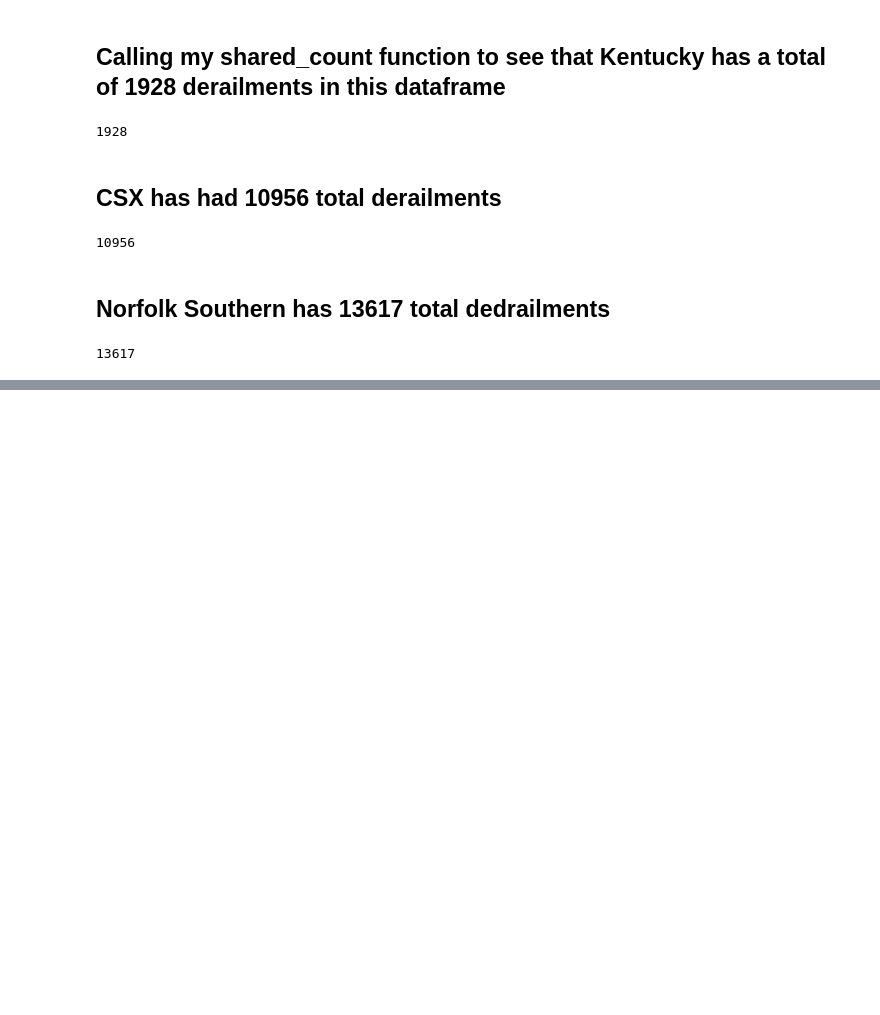
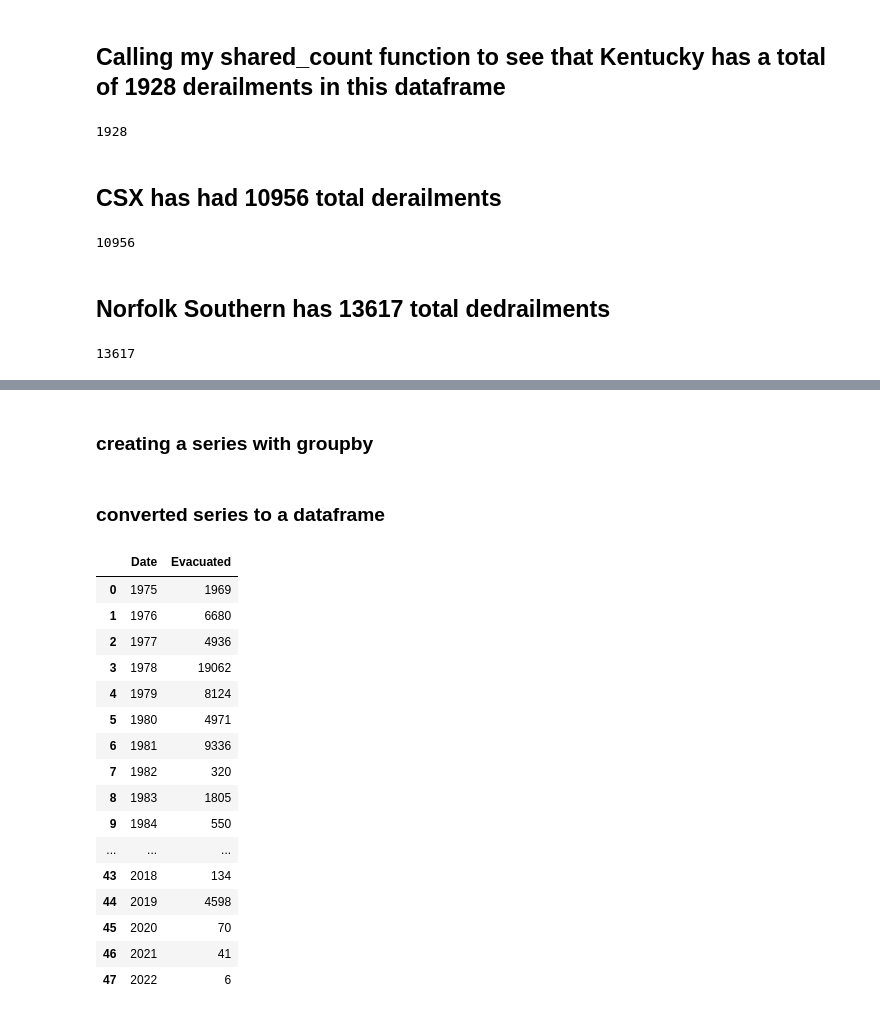
Before and after one commit to Charles-McNay/Rail_Incident_Analysis, a Jupyter notebook: fra_data.ipynb, the cells around one changed output, grey strips where cells are left out. Saved outputs shown, nothing was run; the diff lists cells and outputs as text; code cells hidden in the pictures; blank space fills up the shorter version.

```diff
--- a/fra_data.ipynb
+++ b/fra_data.ipynb
@@ -273,0 +294,2 @@ shared_count
+# %% [markdown]
+### creating a series with groupby
@@ -273,0 +298,23 @@ shared_count
+# %% [markdown]
+### converted series to a dataframe
+# %%
+evac_df = evac_year.reset_index()
+evac_df
+# %% [output]
+|  | Date | Evacuated |
+| 0 | 1975 | 1969 |
+| 1 | 1976 | 6680 |
+| 2 | 1977 | 4936 |
+| 3 | 1978 | 19062 |
+| 4 | 1979 | 8124 |
+| 5 | 1980 | 4971 |
+| 6 | 1981 | 9336 |
+| 7 | 1982 | 320 |
+| 8 | 1983 | 1805 |
+| 9 | 1984 | 550 |
+| ... | ... | ... |
+| 43 | 2018 | 134 |
+| 44 | 2019 | 4598 |
+| 45 | 2020 | 70 |
+| 46 | 2021 | 41 |
+| 47 | 2022 | 6 |
```
Also changed, not shown: parts of 6 cells of this notebook.
